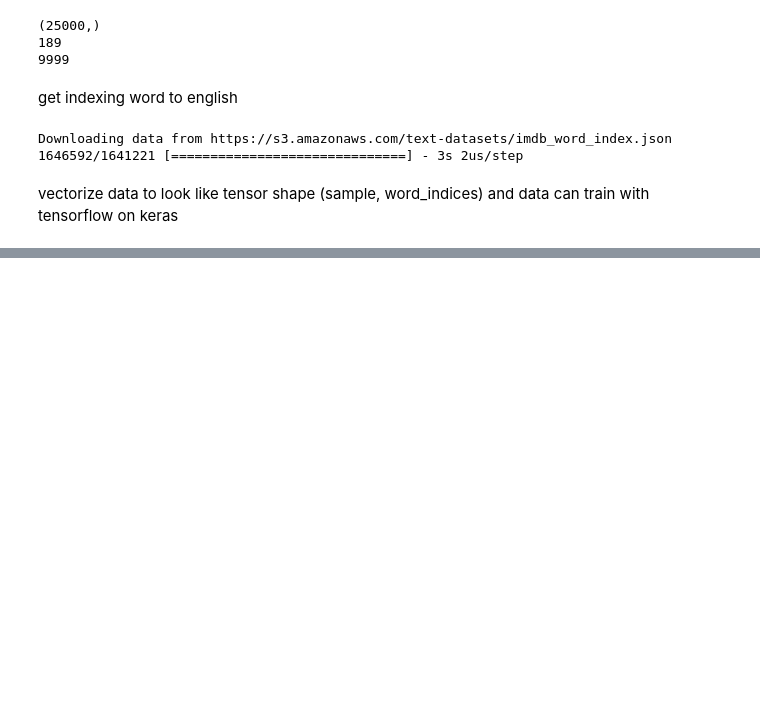
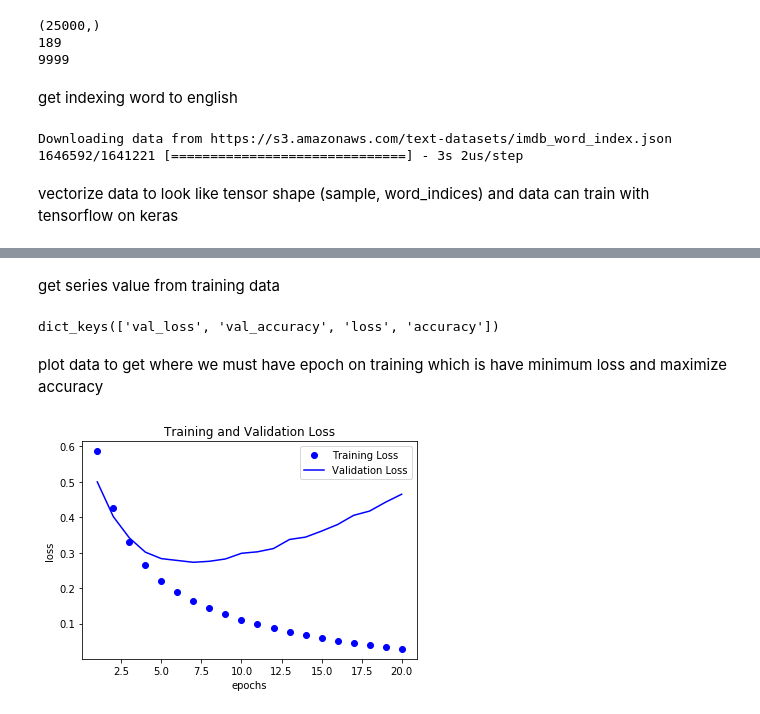
Before and after one commit to forderation/data-science-corner, a Jupyter notebook: IMDB Review.ipynb, the cells around one changed output, grey strips where cells are left out. Drawn from its saved outputs; the diff is of its cells as text; code cells hidden in the pictures; blank space fills up the shorter version.

Commit message:
plotting and review model from IMDB dataset

```diff
--- a/IMDB Review.ipynb
+++ b/IMDB Review.ipynb
@@ -46,0 +57,2 @@ y_test = np.asarray(test_labels).astype('float32')
+# %%
+model.compile(optimizer='rmsprop', loss='binary_crossentropy', metrics=['accuracy'])
@@ -46,0 +61,13 @@ y_test = np.asarray(test_labels).astype('float32')
+# %%
+x_val = x_train[:10000]
+partial_x_train = x_train[10000:]
+y_val = y_train[:10000]
+partial_y_train = y_train[10000:]
+# %%
+history = model.fit(
+    partial_x_train,
+    partial_y_train,
+    epochs = 20,
+    batch_size=512,
+    validation_data=(x_val,y_val)
+)
@@ -46,0 +92,24 @@ y_test = np.asarray(test_labels).astype('float32')
+# %% [markdown]
+get series value from training data
+# %%
+history_dict = history.history
+history_dict.keys()
+# %% [output]
+dict_keys(['val_loss', 'val_accuracy', 'loss', 'accuracy'])
+# %% [markdown]
+plot data to get where we must have epoch on training which is have minimum loss and maximize accuracy
+# %%
+import matplotlib.pyplot as plt
+loss_values = history_dict['loss']
+val_loss_values = history_dict['val_loss']
+acc = history_dict['accuracy']
+epochs = range(1, len(acc) + 1)
+plt.plot(epochs, loss_values, 'bo', label="Training Loss")
+plt.plot(epochs, val_loss_values, 'b', label="Validation Loss")
+plt.title('Training and Validation Loss')
+plt.xlabel('epochs')
+plt.ylabel('loss')
+plt.legend()
+plt.show()
+# %% [output]
+[figure, added]
```
Also changed, not shown: parts of 11 cells of this notebook.
